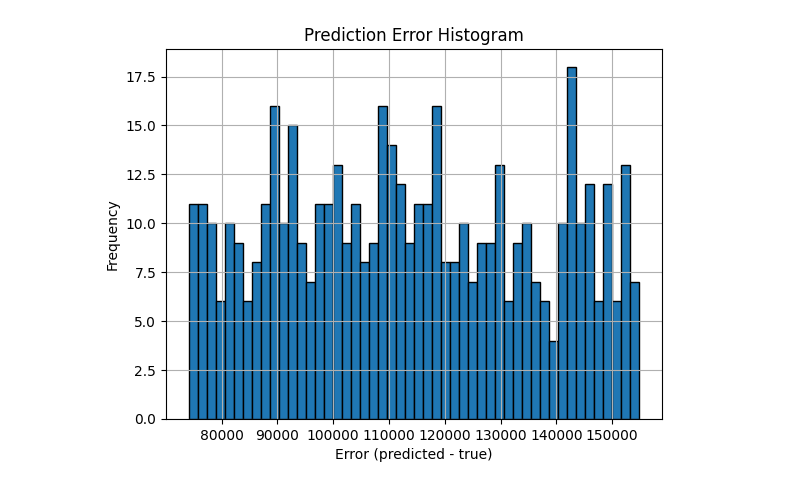
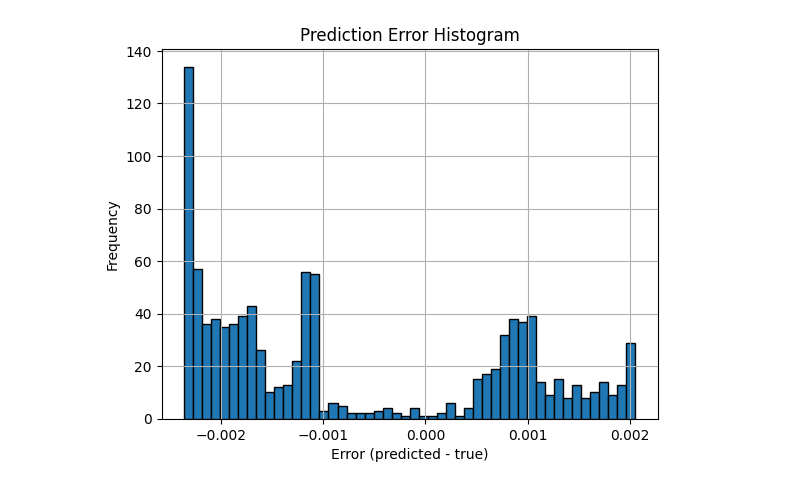
Before and after one commit to tchnvkng/python_notebooks, a Jupyter notebook: diff_ml/main.ipynb, the cells around one changed output. Saved outputs shown, nothing was run; the diff lists cells and outputs as text; code cells hidden in the pictures.

```diff
--- a/diff_ml/main.ipynb
+++ b/diff_ml/main.ipynb
@@ -56,0 +48,5 @@ X = torch.tensor(X, dtype=torch.float32).view(-1, 1)
+# %%
+initial_price = np.linspace(0.5, 2, 10000)*bs.strike  # Initial stock price
+real_price, real_delta = bs.price(initial_price)
+x,y,grad_y = bs.get_samples(initial_price, random_seed=42,as_tensor=True)
+x.device,y.device,grad_y.device
@@ -147,0 +82,2 @@ grad_pred_test = grad_scaler.inverse_transform(grad_pred_test.detach().numpy().r
+# %%
+model = Approximator(1,layer_sizes=[20],learning_rate = 0.0005).to(device)
@@ -147,0 +96,2 @@ grad_pred_test = grad_scaler.inverse_transform(grad_pred_test.detach().numpy().r
+# %%
+model.train(2000,x,y,grad_y,lambda_grad=0.5)
@@ -147,0 +109,7 @@ grad_pred_test = grad_scaler.inverse_transform(grad_pred_test.detach().numpy().r
+# %%
+# ===== Generate Test Data =====
+n_test = 1000
+initial_price_test = np.sort(np.random.uniform(0.5, 2, n_test))*bs.strike  # Initial stock price
+real_price_test, real_delta_test = bs.price(initial_price_test)
+x_test,_,_ = bs.get_samples(initial_price_test, random_seed=0,as_tensor=True)
+y_pred_test,grad_pred_test = model.predict(x_test)
@@ -148,11 +132,11 @@ grad_pred_test = grad_scaler.inverse_transform(grad_pred_test.detach().numpy().r
 # %%
 # ===== Value Error Histogram =====
-errors = (y_pred_test - y_test)
+errors = (y_pred_test - real_price_test)
 plt.hist(errors, bins=50, edgecolor='black')
 plt.title("Prediction Error Histogram")
 plt.xlabel("Error (predicted - true)")
 plt.ylabel("Frequency")
 plt.grid(True)
 plt.show()
 # %% [output]
-[figure, old version]
+[figure, new version]
```
Also changed, not shown: parts of 23 cells of this notebook, 2 other files.
